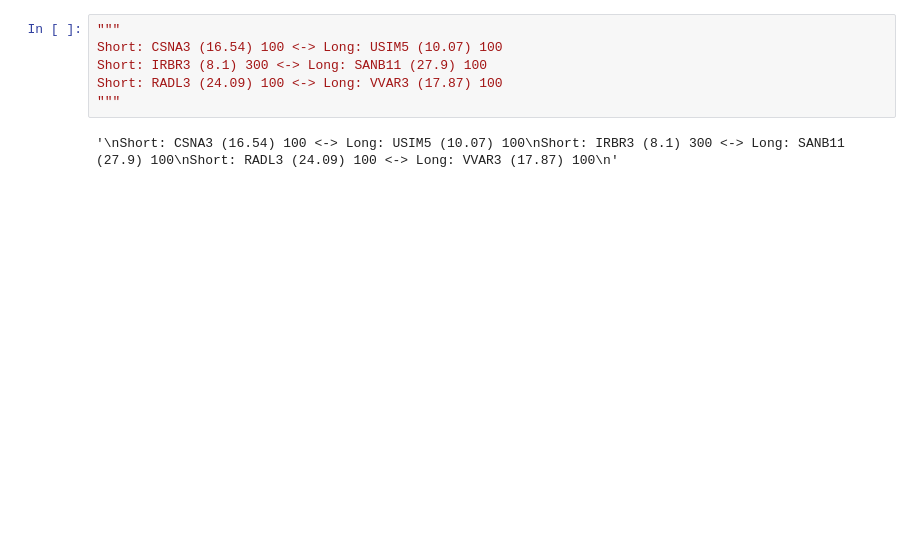
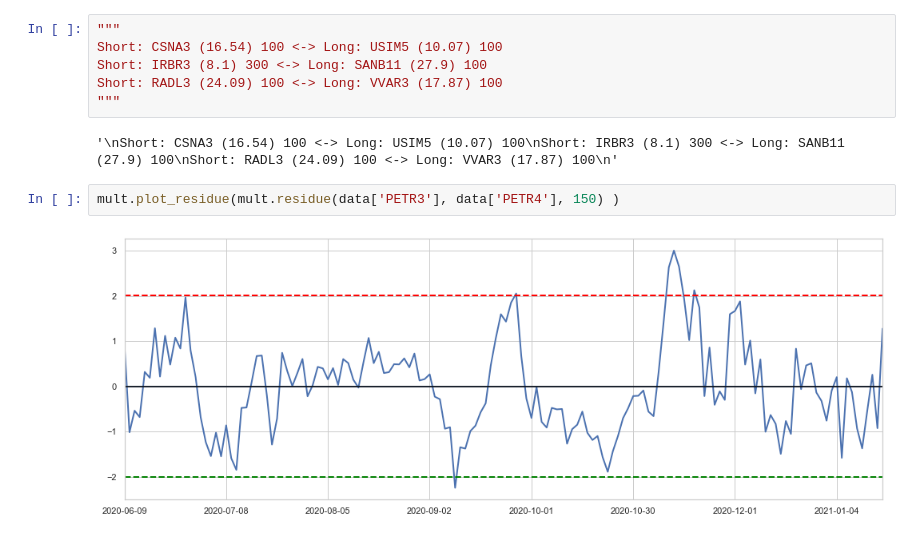
Before and after one commit to andreolvgomes/long-short-by-cointegration, a Jupyter notebook: Analysis-Pairs-Mult.ipynb, the cells around one changed output. Cells and saved outputs as stored; diff of their text form; blank space fills up the shorter version.

```diff
--- a/Analysis-Pairs-Mult.ipynb
+++ b/Analysis-Pairs-Mult.ipynb
@@ -172,3 +163,7 @@ Short: RADL3 (24.09) 100 <-> Long: VVAR3 (17.87) 100
 """
 # %% [output]
 '\nShort: CSNA3 (16.54) 100 <-> Long: USIM5 (10.07) 100\nShort: IRBR3 (8.1) 300 <-> Long: SANB11 (27.9) 100\nShort: RADL3 (24.09) 100 <-> Long: VVAR3 (17.87) 100\n'
+# %%
+mult.plot_residue(mult.residue(data['PETR3'], data['PETR4'], 150) )
+# %% [output]
+[figure, added]
```
Also changed, not shown: parts of 7 cells of this notebook, 6 other files.
